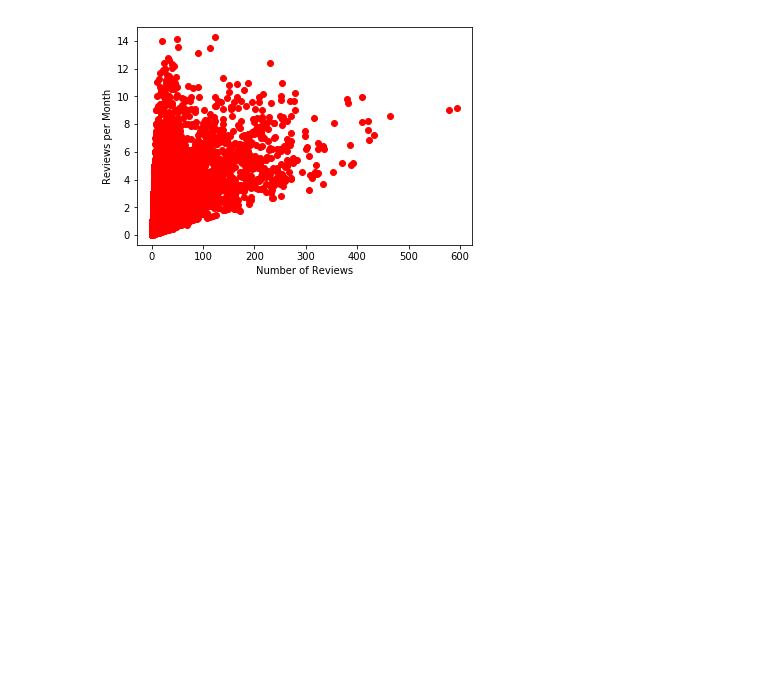
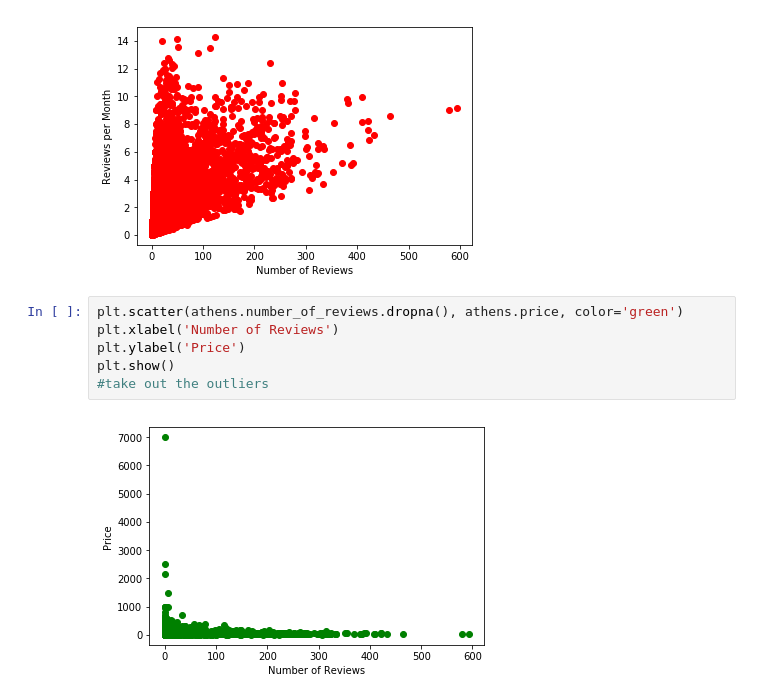
Before and after one commit to emett75/Unit-1-Capstone, a Jupyter notebook: Unit 1 Capstone.ipynb, the cells around one changed output. Saved outputs shown, nothing was run; the diff lists cells and outputs as text; blank space fills up the shorter version.

```diff
--- a/Unit 1 Capstone.ipynb
+++ b/Unit 1 Capstone.ipynb
@@ -130,3 +130,11 @@ plt.ylabel('Reviews per Month')
 plt.show()
 # %% [output]
 [figure]
+# %%
+plt.scatter(athens.number_of_reviews.dropna(), athens.price, color='green')
+plt.xlabel('Number of Reviews')
+plt.ylabel('Price')
+plt.show()
+#take out the outliers
+# %% [output]
+[figure, added]
```
Also changed, not shown: parts of 14 cells of this notebook.
